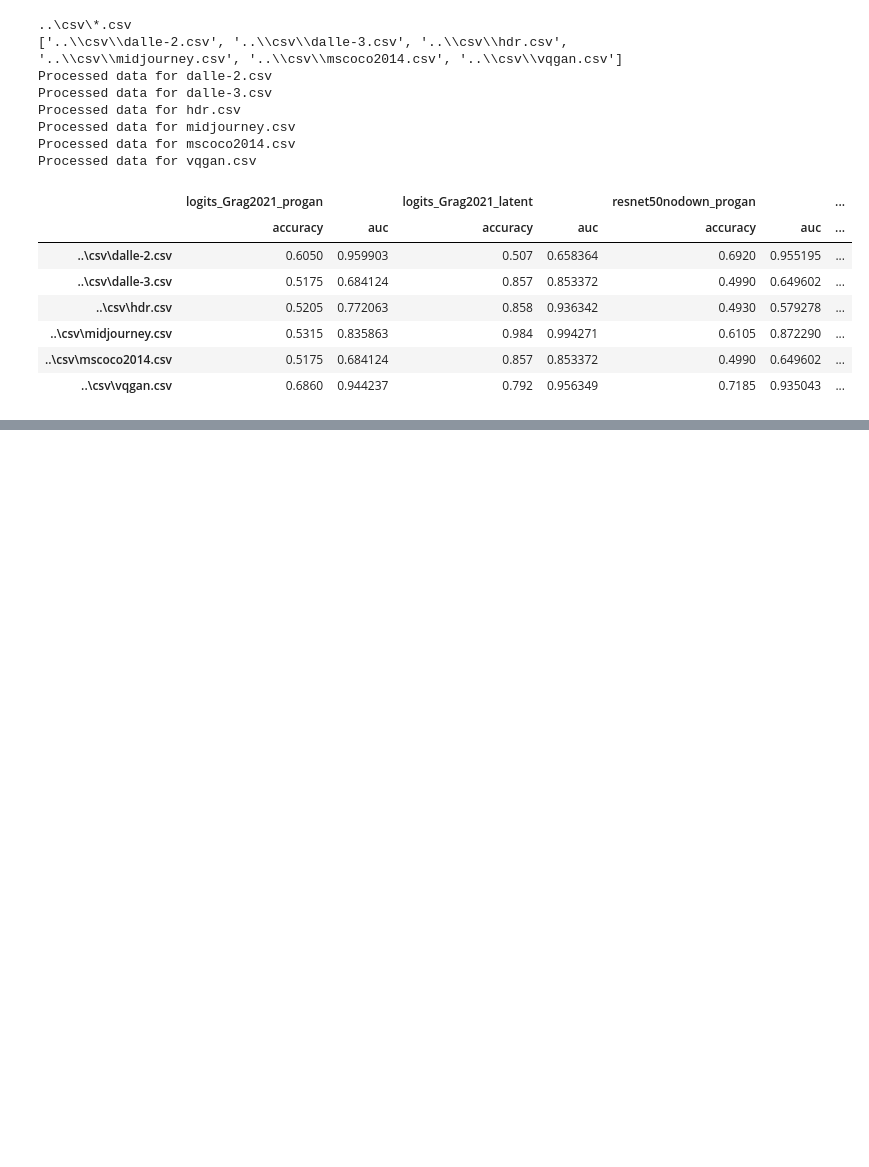
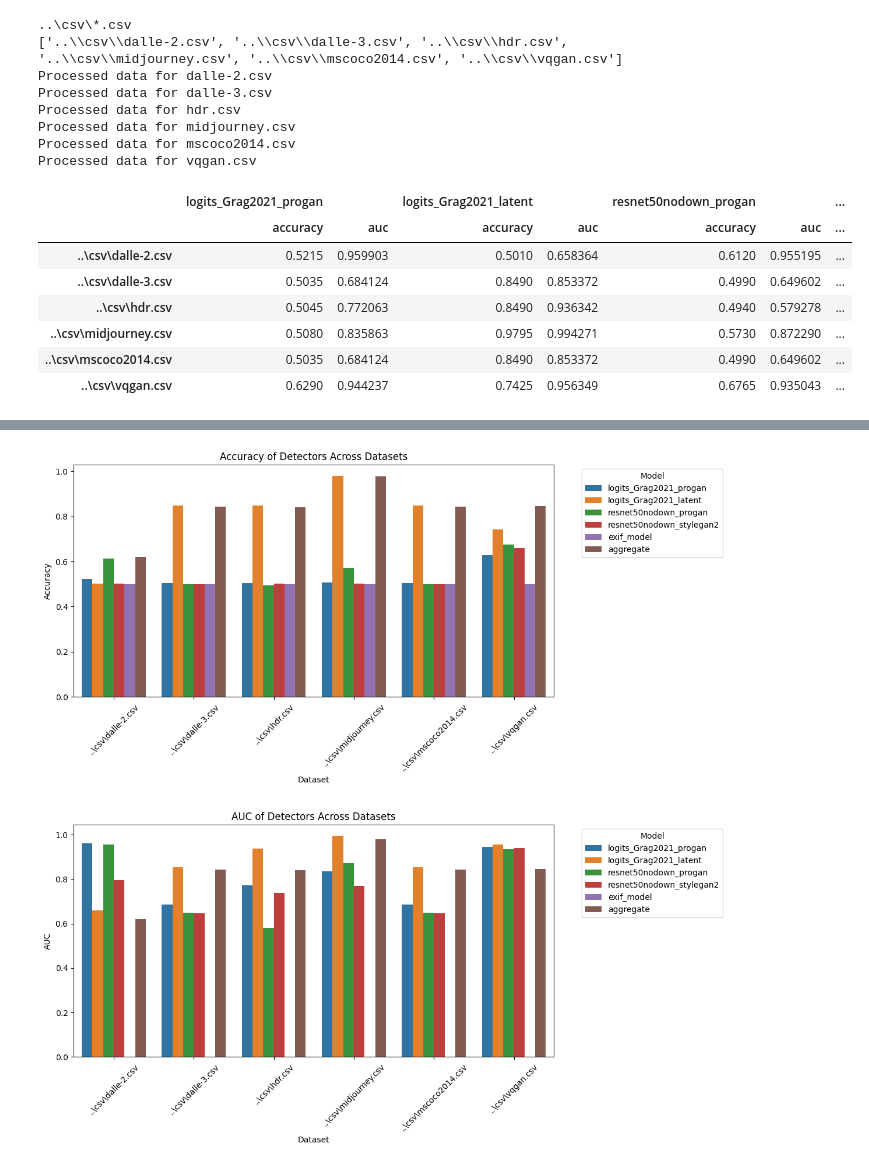
Before and after one commit to GetHypercube/aidetector-backend, a Jupyter notebook: notebooks/evaluations.ipynb, the cells around one changed output, grey strips where cells are left out. Cells and saved outputs as stored; diff of their text form; code cells hidden in the pictures; blank space fills up the shorter version.

```diff
--- a/notebooks/evaluations.ipynb
+++ b/notebooks/evaluations.ipynb
@@ -13,16 +13,21 @@ folder_path = "..\csv\\"
 mscoco2014_csv = os.path.join(folder_path, 'mscoco2014.csv')
 dalle3_csv = os.path.join(folder_path, 'dalle-3.csv')
 
-# Load MSCOCO2014 and DALLE-3 datasets
+# Define the threshold for considering an image as synthetic
+probability_threshold = 0.2
+
+# CSV mapping
+model_columns = {
+    'logits_Grag2021_progan': 'dMDetectorResultsinferenceResults_logits_Grag2021_progan',
+    'logits_Grag2021_latent': 'dMDetectorResultsinferenceResults_logits_Grag2021_latent',
+    'resnet50nodown_progan': 'gANDetectorResultsinferenceResults_logits_gandetection_resnet50nodown_progan',
+    'resnet50nodown_stylegan2': 'gANDetectorResultsinferenceResults_logits_gandetection_resnet50nodown_stylegan2',
+    'exif_model': 'exifDetectorResultsinferenceResults_isSyntheticImage'
+}
+
+# Load MSCOCO2014 and DALLE-3 dataset results
 df_mscoco2014 = pd.read_csv(mscoco2014_csv)
 df_dalle3 = pd.read_csv(dalle3_csv)
-
-# Update df_mscoco2014 and df_dalle3 to have only 'true_label' column
-df_mscoco2014['true_label'] = False
-df_dalle3['true_label'] = True
-
-# Define the threshold for considering an image as synthetic
-probability_threshold = 0.2
 
 def logits_to_probabilities(logits):
     return 1 / (1 + np.exp(-logits))
@@ -30,16 +35,28 @@ def logits_to_probabilities(logits):
 def calculate_model_performance(df, threshold):
     performances = {}
     for model_name, column in model_columns.items():
-        pred_column = f'{model_name}_pred'
-        prob_column = f'{model_name}_prob' if 'exif' not in model_name else column
-        df[pred_column] = df[prob_column] > threshold
+        if 'exif' not in model_name:
+            # Convert logits to probabilities for non-exif models
+            prob_column = f'{model_name}_prob'
+            df[prob_column] = logits_to_probabilities(df[column])
+            # Make predictions based on the threshold
+            pred_column = f'{model_name}_pred'
+            df[pred_column] = df[prob_column] > threshold
+            # Calculate accuracy and AUC
+            auc_score = roc_auc_score(df['true_label'], df[prob_column])
+        else:
+            # Use the output directly for exif model
+            pred_column = column
+            # AUC is not applicable for exif model
+            auc_score = np.nan
+
         performances[model_name] = {
             'accuracy': accuracy_score(df['true_label'], df[pred_column]),
-            'auc': roc_auc_score(df['true_label'], df[prob_column]) if 'exif' not in model_name else np.nan
+            'auc': auc_score
         }
 
     # Aggregate results
-    prediction_columns = [f'{model}_pred' for model in model_columns.keys()]
+    prediction_columns = [f'{model}_pred' for model in model_columns.keys() if 'exif' not in model]
     df['final_pred'] = df[prediction_columns].any(axis=1)
     performances['aggregate'] = {
         'accuracy': accuracy_score(df['true_label'], df['final_pred']),
@@ -58,14 +75,6 @@ print(csv_files)
 
 # List of CSV files for each dataset
 performance_across_datasets = {model: {'accuracy': [], 'auc': []} for model in ['logits_Grag2021_progan', 'logits_Grag2021_latent', 'resnet50nodown_progan', 'resnet50nodown_stylegan2', 'exif_model', 'aggregate']}
-
-model_columns = {
-    'logits_Grag2021_progan': 'dMDetectorResultsinferenceResults_logits_Grag2021_progan',
-    'logits_Grag2021_latent': 'dMDetectorResultsinferenceResults_logits_Grag2021_latent',
-    'resnet50nodown_progan': 'gANDetectorResultsinferenceResults_logits_gandetection_resnet50nodown_progan',
-    'resnet50nodown_stylegan2': 'gANDetectorResultsinferenceResults_logits_gandetection_resnet50nodown_stylegan2',
-    'exif_model': 'exifDetectorResultsinferenceResults_isSyntheticImage'
-}
 
 # Loop through each CSV file
 csv_files = glob.glob(os.path.join(folder_path, '*.csv'))
@@ -102,14 +111,19 @@ performance_df = pd.DataFrame({
 }, index=csv_files)
 display(performance_df)
 
-# Assuming your DataFrame is named df
+# Renaming the first column to 'Dataset'
+performance_df.reset_index(inplace=True)
+performance_df.rename(columns={'index': 'Dataset'}, inplace=True)
+
 # Splitting your DataFrame into separate DataFrames for Accuracy and AUC
-accuracy_df = performance_df.filter(like='accuracy', axis=1)
-auc_df = performance_df.filter(like='auc', axis=1)
+accuracy_df = performance_df.filter(like='accuracy', axis=1).copy()
+auc_df = performance_df.filter(like='auc', axis=1).copy()
 
 # Adding the 'Dataset' column to both DataFrames
-accuracy_df['Dataset'] = df['Dataset']
-auc_df['Dataset'] = df['Dataset']
+accuracy_df.loc[:, 'Dataset'] = performance_df['Dataset']
+auc_df.loc[:, 'Dataset'] = performance_df['Dataset']
+display(accuracy_df)
+display(auc_df)
 
 # Melting the DataFrames to long format
 accuracy_melted = accuracy_df.melt(id_vars='Dataset', var_name='Model', value_name='Accuracy')
@@ -124,36 +138,36 @@ plt.figure(figsize=(12, 6))
 sns.barplot(x='Dataset', y='Accuracy', hue='Model', data=accuracy_melted)
 plt.title('Accuracy of Detectors Across Datasets')
 plt.xlabel('Dataset')
 plt.ylabel('Accuracy')
 plt.xticks(rotation=45)
 plt.legend(title='Model', bbox_to_anchor=(1.05, 1), loc='upper left')
 plt.tight_layout()
 plt.show()
 
 # Plotting AUC Across Datasets
 plt.figure(figsize=(12, 6))
 sns.barplot(x='Dataset', y='AUC', hue='Model', data=auc_melted)
 plt.title('AUC of Detectors Across Datasets')
 plt.xlabel('Dataset')
 plt.ylabel('AUC')
 plt.xticks(rotation=45)
 plt.legend(title='Model', bbox_to_anchor=(1.05, 1), loc='upper left')
 plt.tight_layout()
 plt.show()
 # %% [output]
 ..\csv\*.csv
 ['..\\csv\\dalle-2.csv', '..\\csv\\dalle-3.csv', '..\\csv\\hdr.csv', '..\\csv\\midjourney.csv', '..\\csv\\mscoco2014.csv', '..\\csv\\vqgan.csv']
 Processed data for dalle-2.csv
 Processed data for dalle-3.csv
 Processed data for hdr.csv
 Processed data for midjourney.csv
 Processed data for mscoco2014.csv
 Processed data for vqgan.csv
 |  | logits_Grag2021_progan |  | logits_Grag2021_latent |  | resnet50nodown_progan |  | ... |
 |  | accuracy | auc | accuracy | auc | accuracy | auc | ... |
-| ..\csv\dalle-2.csv | 0.6050 | 0.959903 | 0.507 | 0.658364 | 0.6920 | 0.955195 | ... |
-| ..\csv\dalle-3.csv | 0.5175 | 0.684124 | 0.857 | 0.853372 | 0.4990 | 0.649602 | ... |
-| ..\csv\hdr.csv | 0.5205 | 0.772063 | 0.858 | 0.936342 | 0.4930 | 0.579278 | ... |
-| ..\csv\midjourney.csv | 0.5315 | 0.835863 | 0.984 | 0.994271 | 0.6105 | 0.872290 | ... |
-| ..\csv\mscoco2014.csv | 0.5175 | 0.684124 | 0.857 | 0.853372 | 0.4990 | 0.649602 | ... |
-| ..\csv\vqgan.csv | 0.6860 | 0.944237 | 0.792 | 0.956349 | 0.7185 | 0.935043 | ... |
+| ..\csv\dalle-2.csv | 0.5215 | 0.959903 | 0.5010 | 0.658364 | 0.6120 | 0.955195 | ... |
+| ..\csv\dalle-3.csv | 0.5035 | 0.684124 | 0.8490 | 0.853372 | 0.4990 | 0.649602 | ... |
+| ..\csv\hdr.csv | 0.5045 | 0.772063 | 0.8490 | 0.936342 | 0.4940 | 0.579278 | ... |
+| ..\csv\midjourney.csv | 0.5080 | 0.835863 | 0.9795 | 0.994271 | 0.5730 | 0.872290 | ... |
+| ..\csv\mscoco2014.csv | 0.5035 | 0.684124 | 0.8490 | 0.853372 | 0.4990 | 0.649602 | ... |
+| ..\csv\vqgan.csv | 0.6290 | 0.944237 | 0.7425 | 0.956349 | 0.6765 | 0.935043 | ... |
@@ -159,0 +190,2 @@ Processed data for vqgan.csv
+[figure, added]
+[figure, added]
```
Also changed, not shown: parts of 1 cell of this notebook, 1 other file.
